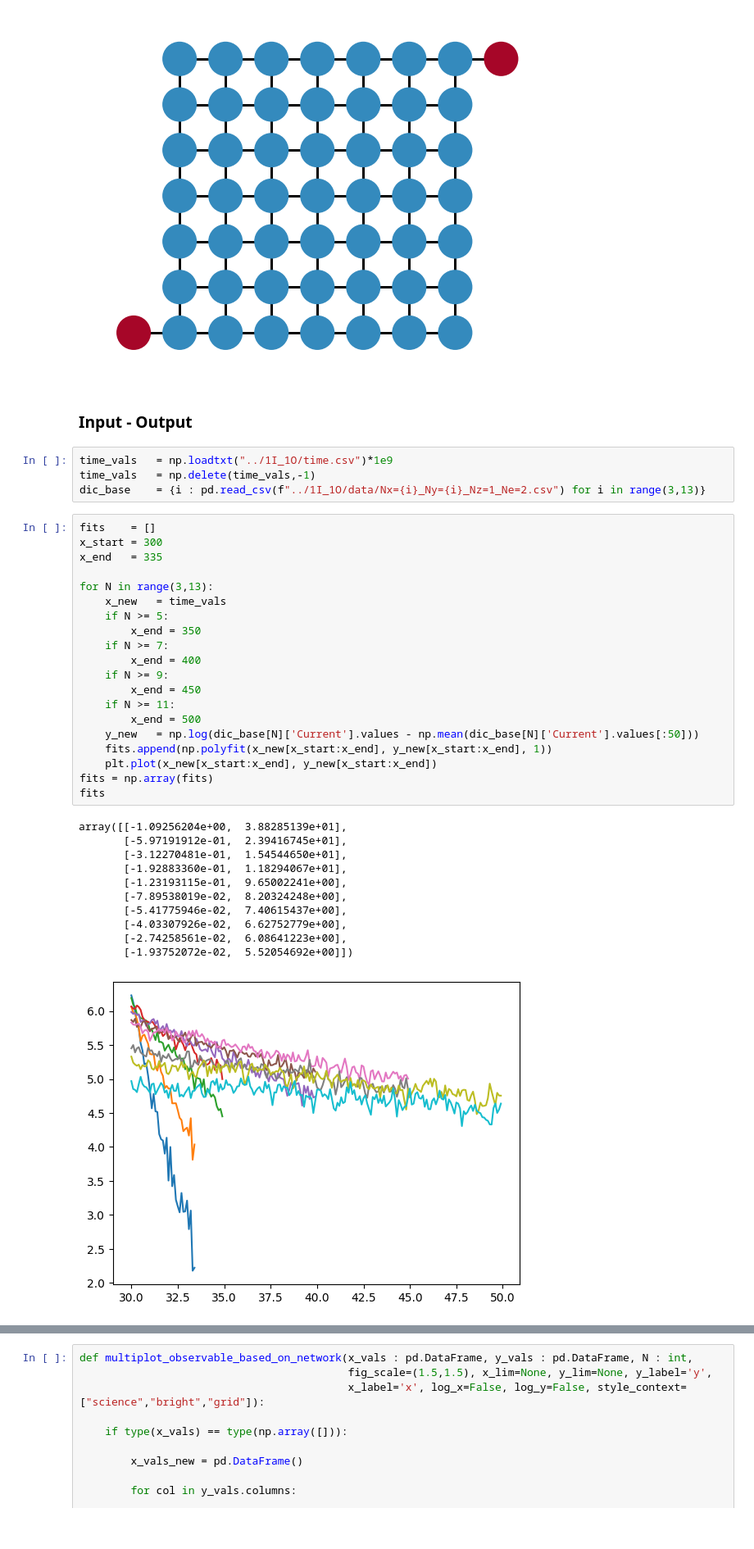
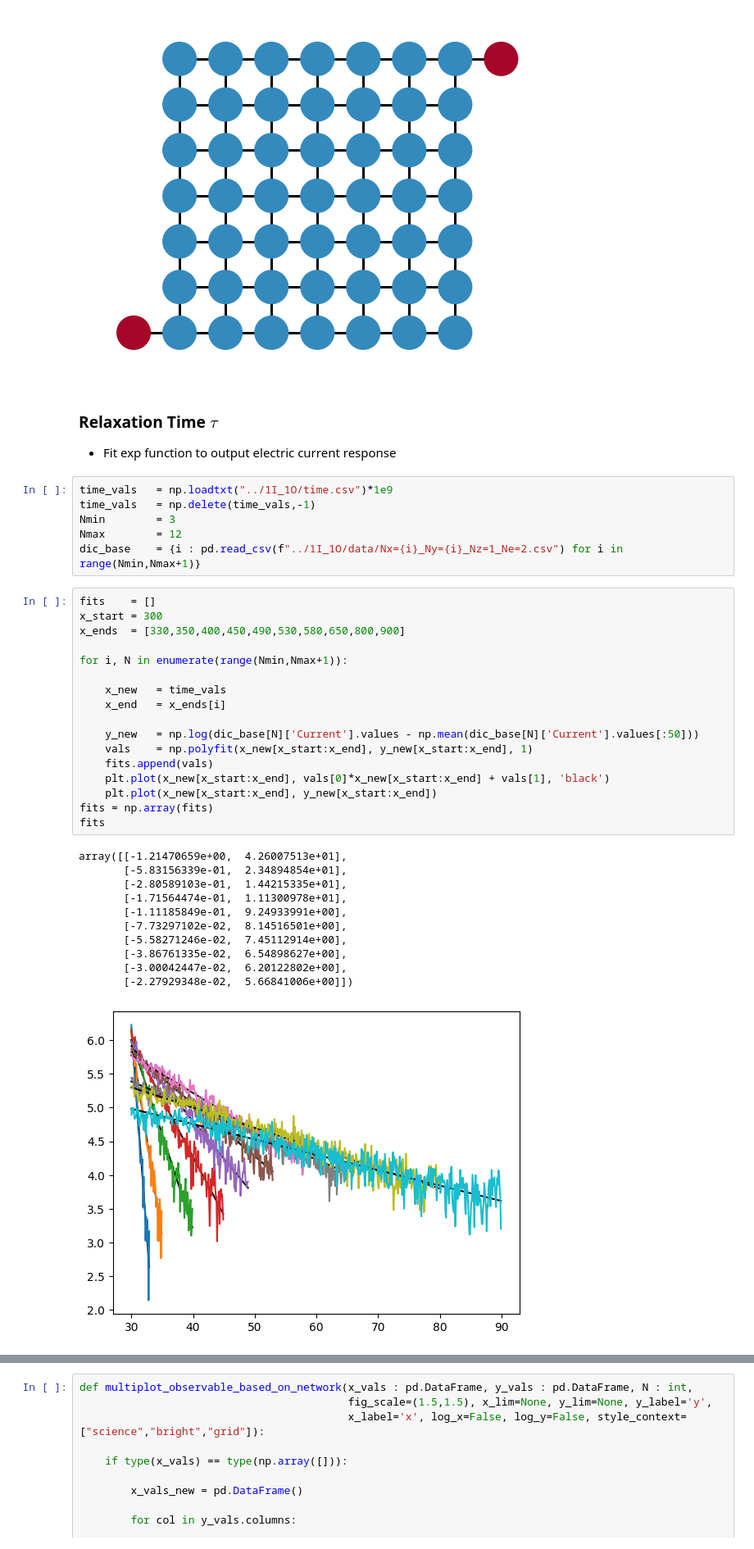
Before and after one commit to JonasMnsing/NanoNets, a Jupyter notebook: scripts/2_funding_period/WP2/step_input/nbk/step_input.ipynb, the cells around one changed output, grey strips where cells are left out. Shown at 82% size. Saved outputs shown, nothing was run; the diff lists cells and outputs as text.

```diff
--- a/scripts/2_funding_period/WP2/step_input/nbk/step_input.ipynb
+++ b/scripts/2_funding_period/WP2/step_input/nbk/step_input.ipynb
@@ -42,44 +42,44 @@ with plt.style.context(["science","bright", "grid"]):
     fig.savefig("plots/network.png")
 # %% [output]
 [figure]
-# %% [markdown]
-### Input - Output
+# %% [markdown]
+### Relaxation Time $\tau$
+- Fit exp function to output electric current response
 # %%
 time_vals   = np.loadtxt("../1I_1O/time.csv")*1e9
 time_vals   = np.delete(time_vals,-1)
-dic_base    = {i : pd.read_csv(f"../1I_1O/data/Nx={i}_Ny={i}_Nz=1_Ne=2.csv") for i in range(3,13)}
+Nmin        = 3
+Nmax        = 12
+dic_base    = {i : pd.read_csv(f"../1I_1O/data/Nx={i}_Ny={i}_Nz=1_Ne=2.csv") for i in range(Nmin,Nmax+1)}
 # %%
 fits    = []
 x_start = 300
-x_end   = 335
+x_ends  = [330,350,400,450,490,530,580,650,800,900]
 
-for N in range(3,13):
+for i, N in enumerate(range(Nmin,Nmax+1)):
+
     x_new   = time_vals
-    if N >= 5:
-        x_end = 350
-    if N >= 7:
-        x_end = 400
-    if N >= 9:
-        x_end = 450
-    if N >= 11:
-        x_end = 500
+    x_end   = x_ends[i]
+
     y_new   = np.log(dic_base[N]['Current'].values - np.mean(dic_base[N]['Current'].values[:50]))
-    fits.append(np.polyfit(x_new[x_start:x_end], y_new[x_start:x_end], 1))
+    vals    = np.polyfit(x_new[x_start:x_end], y_new[x_start:x_end], 1)
+    fits.append(vals)
+    plt.plot(x_new[x_start:x_end], vals[0]*x_new[x_start:x_end] + vals[1], 'black')
     plt.plot(x_new[x_start:x_end], y_new[x_start:x_end])
 fits = np.array(fits)
 fits
 # %% [output]
-array([[-1.09256204e+00,  3.88285139e+01],
-       [-5.97191912e-01,  2.39416745e+01],
-       [-3.12270481e-01,  1.54544650e+01],
-       [-1.92883360e-01,  1.18294067e+01],
-       [-1.23193115e-01,  9.65002241e+00],
-       [-7.89538019e-02,  8.20324248e+00],
-       [-5.41775946e-02,  7.40615437e+00],
-       [-4.03307926e-02,  6.62752779e+00],
-       [-2.74258561e-02,  6.08641223e+00],
-       [-1.93752072e-02,  5.52054692e+00]])
+array([[-1.21470659e+00,  4.26007513e+01],
+       [-5.83156339e-01,  2.34894854e+01],
+       [-2.80589103e-01,  1.44215335e+01],
+       [-1.71564474e-01,  1.11300978e+01],
+       [-1.11185849e-01,  9.24933991e+00],
+       [-7.73297102e-02,  8.14516501e+00],
+       [-5.58271246e-02,  7.45112914e+00],
+       [-3.86761335e-02,  6.54898627e+00],
+       [-3.00042447e-02,  6.20122802e+00],
+       [-2.27929348e-02,  5.66841006e+00]])
-[figure, old version]
+[figure, new version]
 # %%
 cmap = plt.get_cmap('Reds')
 
```
Also changed, not shown: parts of 12 cells of this notebook, 19 other files.
